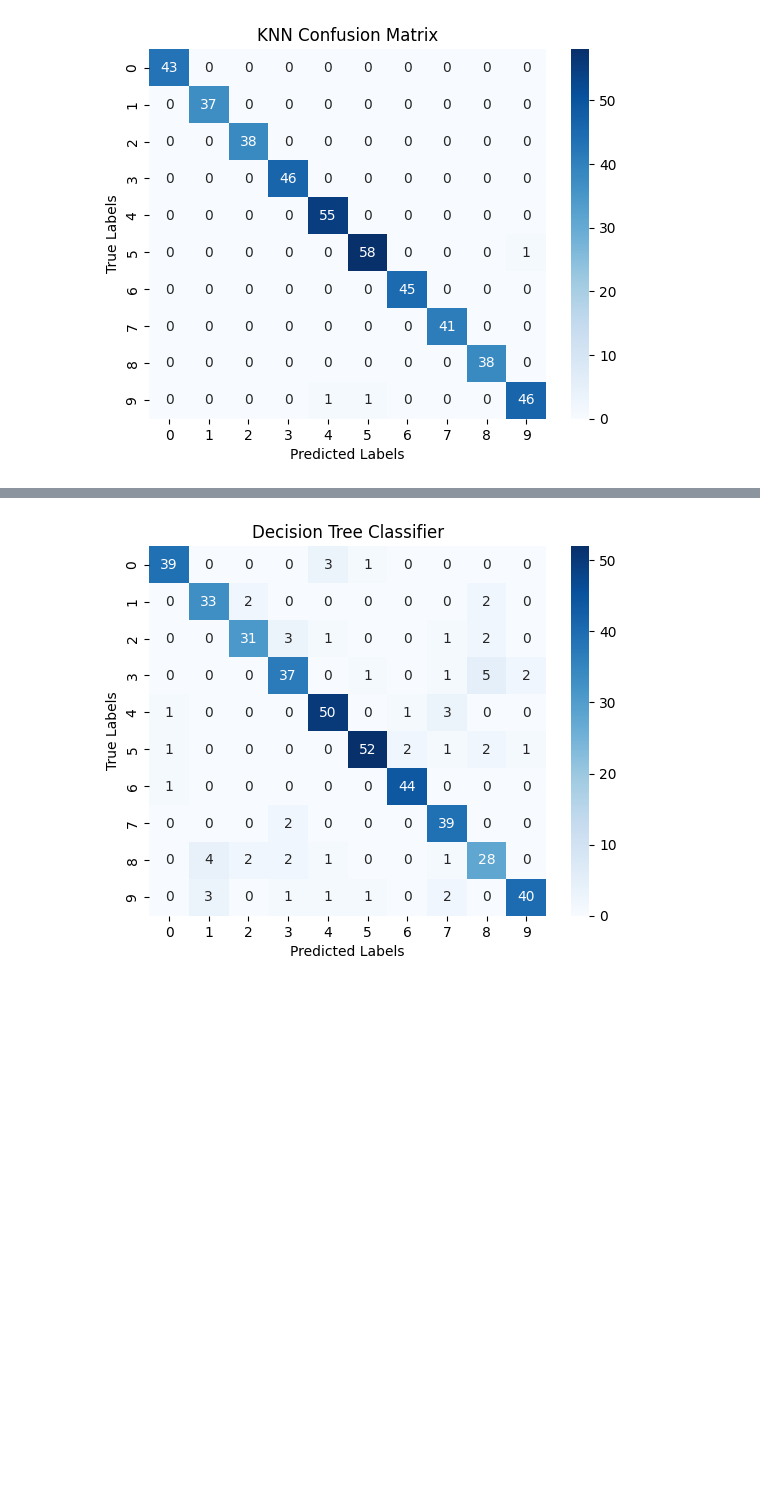
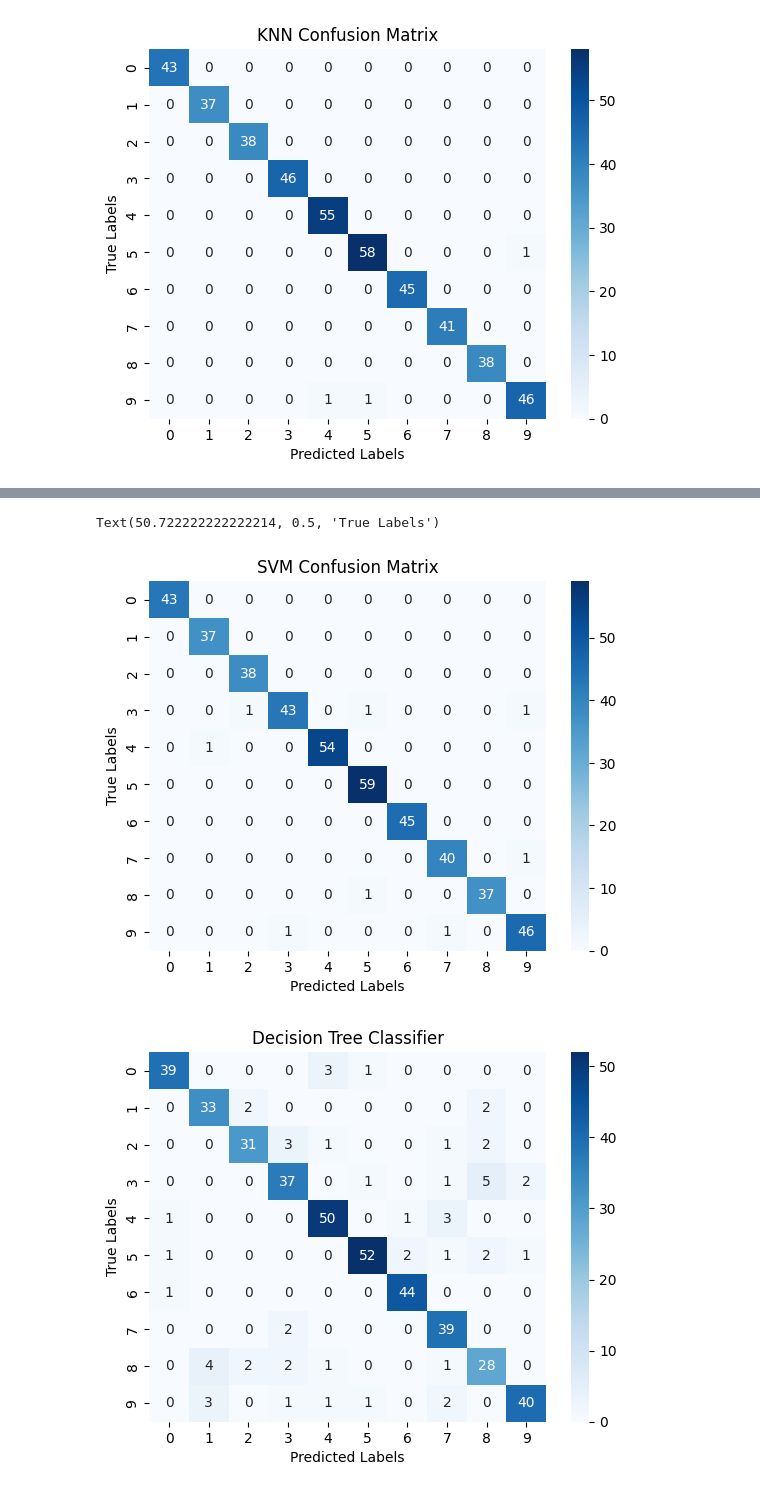
Before and after one commit to Nahom32/CV-Lab-Experiments, a Jupyter notebook: notebooks/Statistical_Methods_for_Image_Classification.ipynb, the cells around one changed output, grey strips where cells are left out. Drawn from its saved outputs; the diff is of its cells as text; code cells hidden in the pictures; blank space fills up the shorter version.

```diff
--- a/notebooks/Statistical_Methods_for_Image_Classification.ipynb
+++ b/notebooks/Statistical_Methods_for_Image_Classification.ipynb
@@ -84,3 +84,8 @@ plt.ylabel('True Labels')
 plt.show()
 # %% [output]
 [figure]
+# %%
+from sklearn.svm import SVC
+svm = SVC(kernel='linear', C=1)
+svm.fit(X_train, y_train)
+y_pred_svm = svm.predict(X_test)
@@ -87,3 +115,12 @@ plt.show()
+# %%
+cm2 = confusion_matrix(y_test, y_pred_svm)
+sns.heatmap(cm2, annot=True, fmt='d', cmap='Blues')
+plt.title("SVM Confusion Matrix")
+plt.xlabel('Predicted Labels')
+plt.ylabel('True Labels')
+# %% [output]
+Text(50.722222222222214, 0.5, 'True Labels')
+[figure, added]
 # %%
 cm = confusion_matrix(y_test, y_pred_tree)
 sns.heatmap(cm, annot=True, fmt='d', cmap='Blues')
```
Also changed, not shown: parts of 1 cell of this notebook.
